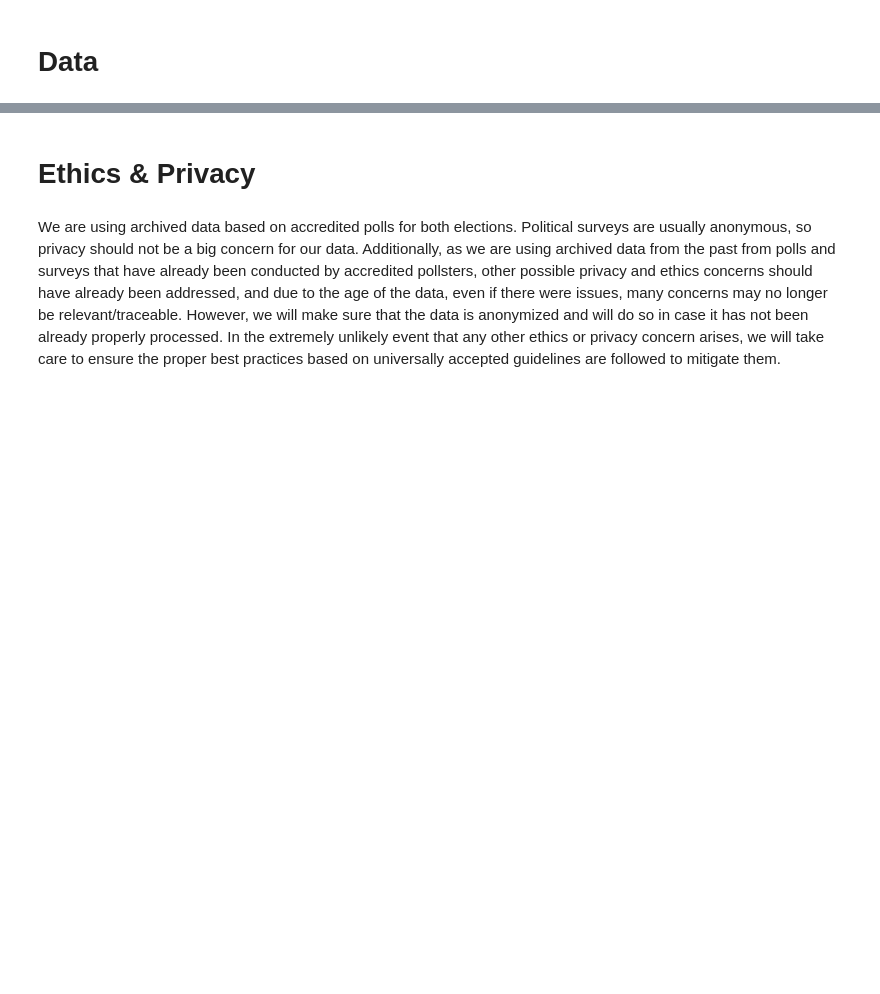
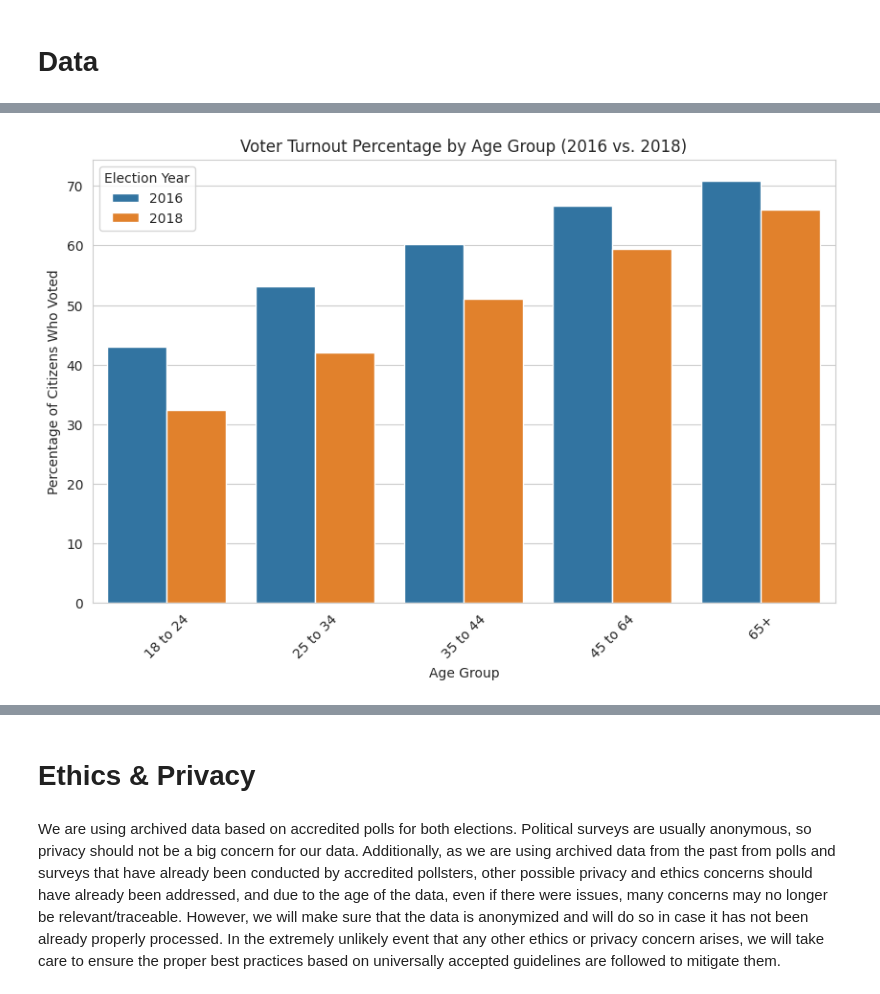
Before and after one commit to sumavintha/voter-turnout-analysis, a Jupyter notebook: VoterTurnoutAnalysis.ipynb, the cells around one changed output, grey strips where cells are left out. Cells and saved outputs as stored; diff of their text form; code cells hidden in the pictures; blank space fills up the shorter version.

```diff
--- a/VoterTurnoutAnalysis.ipynb
+++ b/VoterTurnoutAnalysis.ipynb
@@ -39,0 +321,12 @@ https://apnorc.org/wp-content/uploads/2020/02/MTV-AP-NORC-Comparing-the-Politica
+# %%
+# Plot voter turnout rates by age group
+plt.figure(figsize=(10, 6))
+sns.barplot(data=combined_data, x="Age", y="Percent voted\n(Citizen)", hue="Year")
+plt.title("Voter Turnout Percentage by Age Group (2016 vs. 2018)")
+plt.xlabel("Age Group")
+plt.ylabel("Percentage of Citizens Who Voted")
+plt.legend(title="Election Year")
+plt.xticks(rotation=45)
+plt.show()
+# %% [output]
+[figure, added]
```
Also changed, not shown: parts of 43 cells of this notebook.
